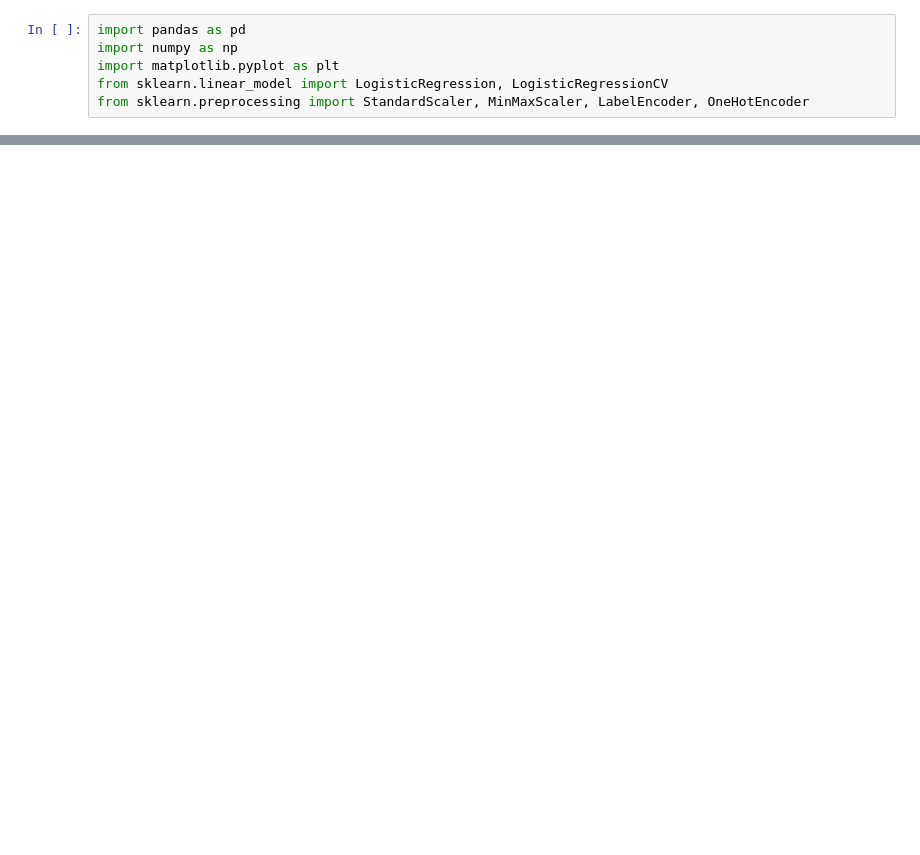
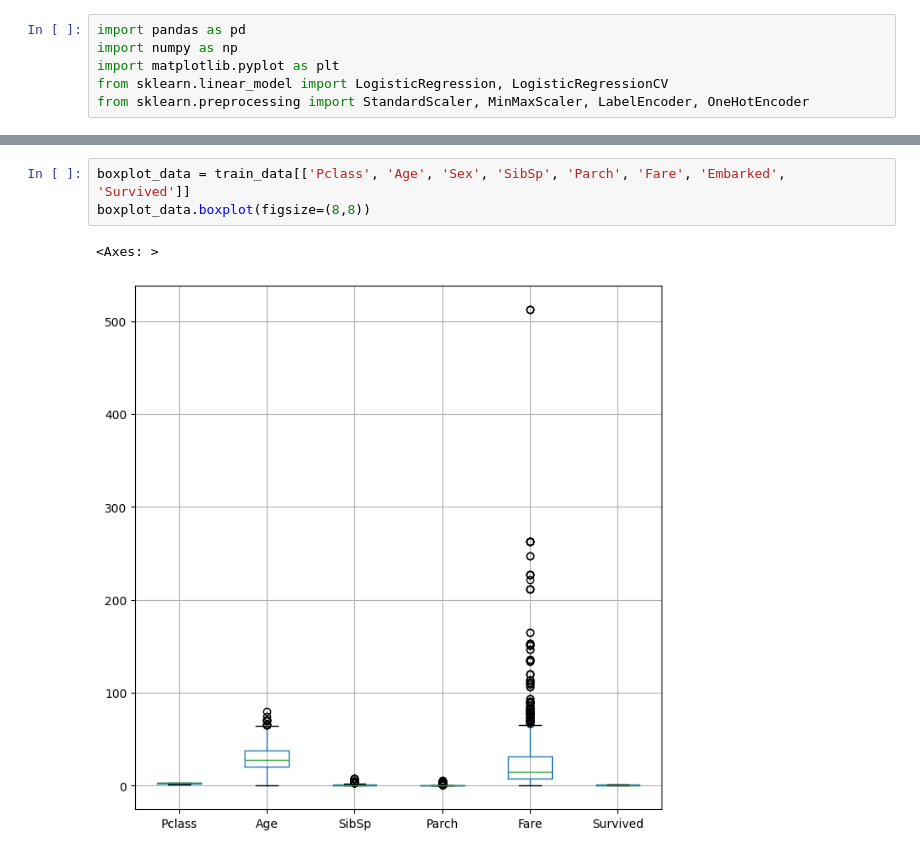
Before and after one commit to pkdc/titanic-survival-prediction, a Jupyter notebook: notebook/titanic.ipynb, the cells around one changed output, grey strips where cells are left out. Drawn from its saved outputs; the diff is of its cells as text; blank space fills up the shorter version.

```diff
--- a/notebook/titanic.ipynb
+++ b/notebook/titanic.ipynb
@@ -28,0 +93,6 @@ print(train_data[::15])
+# %%
+boxplot_data = train_data[['Pclass', 'Age', 'Sex', 'SibSp', 'Parch', 'Fare', 'Embarked', 'Survived']]
+boxplot_data.boxplot(figsize=(8,8))
+# %% [output]
+<Axes: >
+[figure, added]
```
Also changed, not shown: parts of 5 cells of this notebook.
